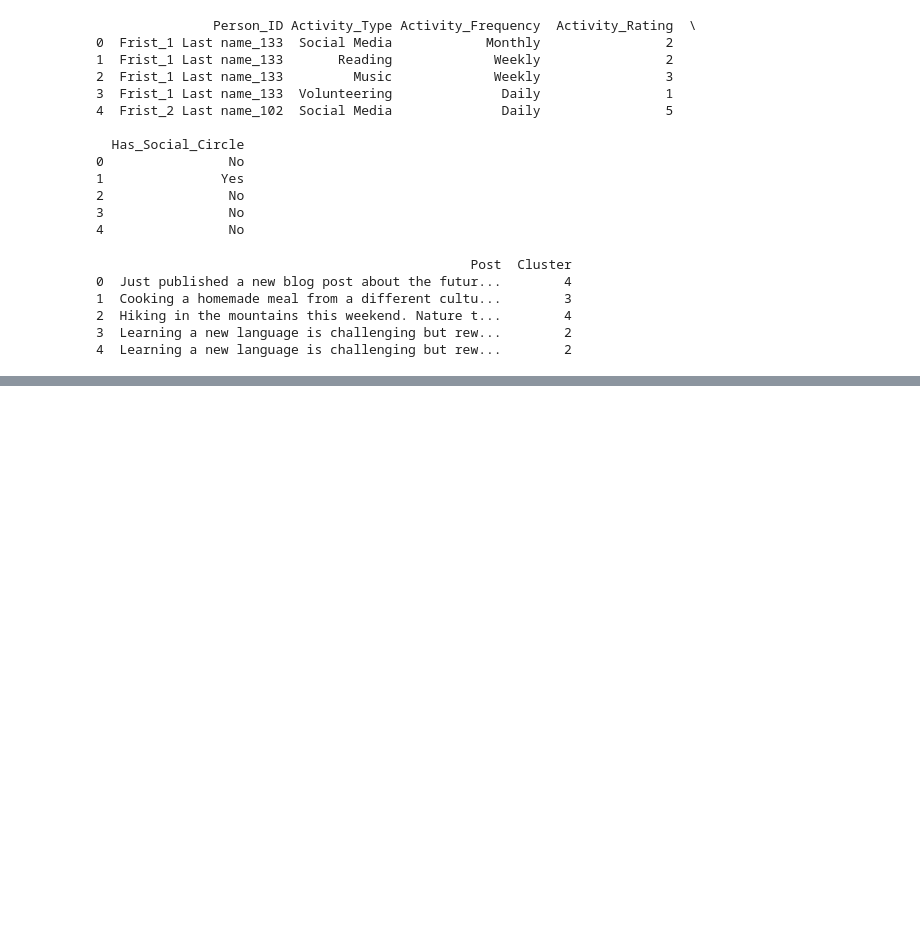
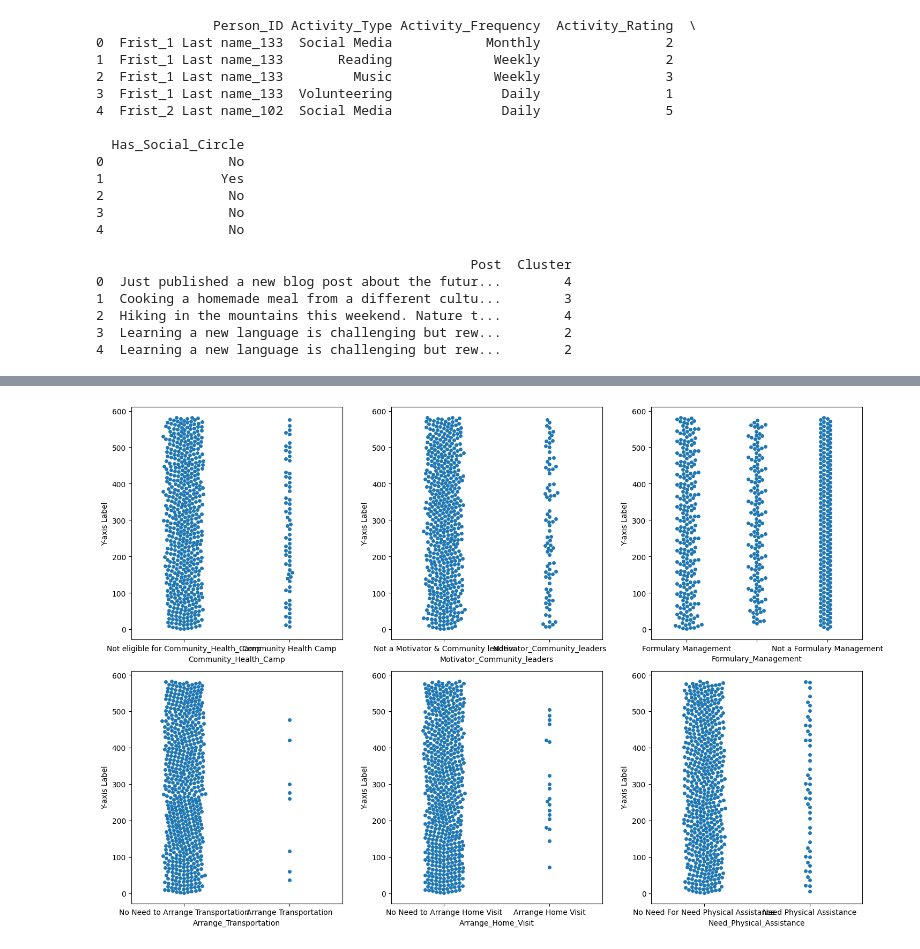
Before and after one commit to rajeshwar11/ML, a Jupyter notebook: scoring3.ipynb, the cells around one changed output, grey strips where cells are left out. Drawn from its saved outputs; the diff is of its cells as text; code cells hidden in the pictures; blank space fills up the shorter version.

```diff
--- a/scoring3.ipynb
+++ b/scoring3.ipynb
@@ -816,0 +1142,27 @@ df.to_excel("clustered_twitter_posts.xlsx", index=False)
+# %%
+import seaborn as sns
+import matplotlib.pyplot as plt
+
+# Assuming you have a DataFrame named df
+
+# Create a figure with multiple subplots (one for each column)
+fig, axes = plt.subplots(nrows=2, ncols=3, figsize=(15, 10))
+
+# List of column names for swarm plots
+columns = ["Community_Health_Camp", "Motivator_Community_leaders", "Formulary_Management","Arrange_Transportation","Arrange_Home_Visit","Need_Physical_Assistance"]
+
+# Iterate through the columns and create swarm plots
+for i, column in enumerate(columns):
+    row, col = i // 3, i % 3
+    ax = axes[row, col]
+    sns.swarmplot(x=column, y='S.N', data=df, ax=ax)
+    ax.set_xlabel(column)
+    ax.set_ylabel('Y-axis Label')
+
+# Adjust layout
+plt.tight_layout()
+
+# Show the plot
+plt.show()
+# %% [output]
+[figure, added]
```
Also changed, not shown: parts of 14 cells of this notebook.
